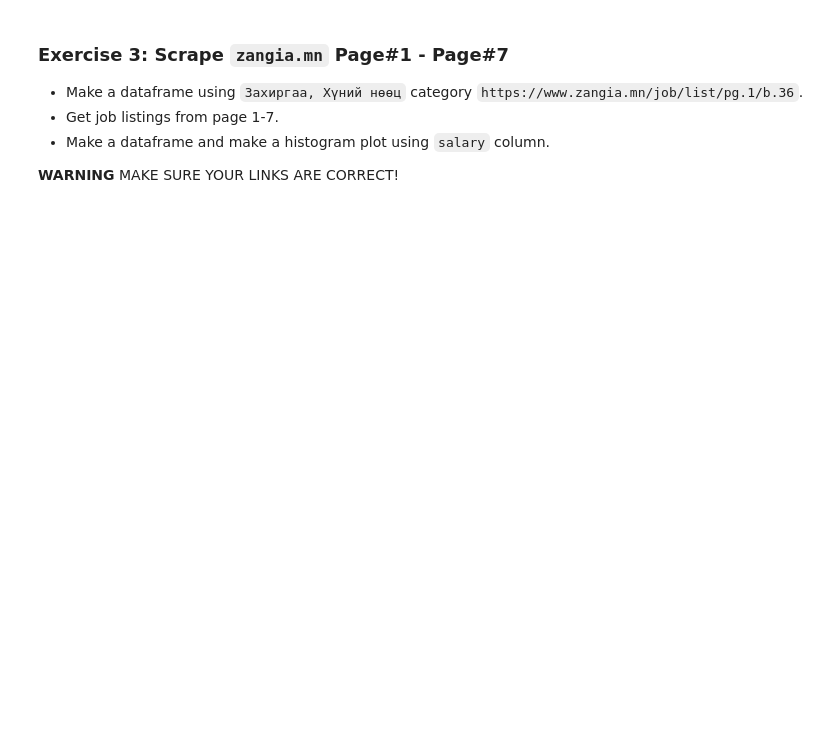
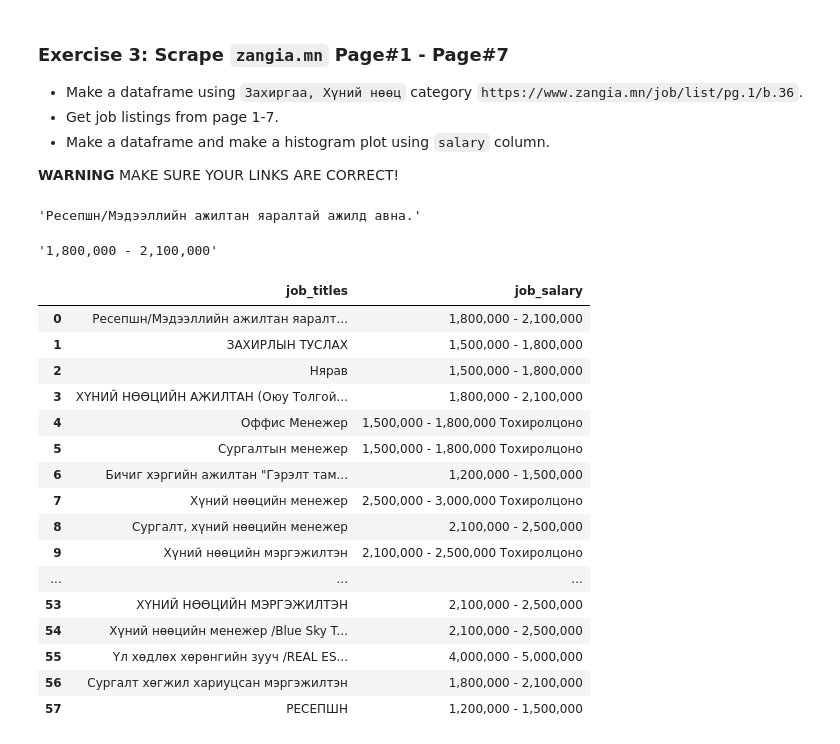
Before and after one commit to MunkhzayaO/intermediate-python-fall-2023, a Jupyter notebook: Practices/Week 06/Practice.ipynb, the cells around one changed output. Drawn from its saved outputs; the diff is of its cells as text; code cells hidden in the pictures; blank space fills up the shorter version.

```diff
--- a/Practices/Week 06/Practice.ipynb
+++ b/Practices/Week 06/Practice.ipynb
@@ -142,0 +311,43 @@ df['job_salary'].plot.hist()
+# %%
+ads = soup.find_all("div", {"class": "ad"})
+# %%
+ads[0].find('b').get_text()
+# %% [output]
+'Ресепшн/Мэдээллийн ажилтан яаралтай ажилд авна.'
+# %%
+job_titles = []
+for ad in ads:
+    job_title = ad.find('b').get_text()
+    # print(job_title)
+    job_titles.append(job_title)
+# %%
+ads[0].find('span', {"class": "fsal"}).get_text()
+# %% [output]
+'1,800,000 - 2,100,000'
+# %%
+job_salaries = []
+for ad in ads:
+    job_salary = ad.find('span', {"class": "fsal"}).get_text()
+    job_salaries.append(job_salary)
+# %%
+df = pd.DataFrame({"job_titles": job_titles, "job_salary": job_salaries})
+# %%
+df
+# %% [output]
+|  | job_titles | job_salary |
+| 0 | Ресепшн/Мэдээллийн ажилтан яаралт... | 1,800,000 - 2,100,000 |
+| 1 | ЗАХИРЛЫН ТУСЛАХ | 1,500,000 - 1,800,000 |
+| 2 | Нярав | 1,500,000 - 1,800,000 |
+| 3 | ХҮНИЙ НӨӨЦИЙН АЖИЛТАН (Оюу Толгой... | 1,800,000 - 2,100,000 |
+| 4 | Оффис Менежер | 1,500,000 - 1,800,000 Тохиролцоно |
+| 5 | Сургалтын менежер | 1,500,000 - 1,800,000 Тохиролцоно |
+| 6 | Бичиг хэргийн ажилтан "Гэрэлт там... | 1,200,000 - 1,500,000 |
+| 7 | Хүний нөөцийн менежер | 2,500,000 - 3,000,000 Тохиролцоно |
+| 8 | Сургалт, хүний нөөцийн менежер | 2,100,000 - 2,500,000 |
+| 9 | Хүний нөөцийн мэргэжилтэн | 2,100,000 - 2,500,000 Тохиролцоно |
+| ... | ... | ... |
+| 53 | ХҮНИЙ НӨӨЦИЙН МЭРГЭЖИЛТЭН | 2,100,000 - 2,500,000 |
+| 54 | Хүний нөөцийн менежер /Blue Sky T... | 2,100,000 - 2,500,000 |
+| 55 | Үл хөдлөх хөрөнгийн зууч /REAL ES... | 4,000,000 - 5,000,000 |
+| 56 | Сургалт хөгжил хариуцсан мэргэжилтэн | 1,800,000 - 2,100,000 |
+| 57 | РЕСЕПШН | 1,200,000 - 1,500,000 |
```
Also changed, not shown: parts of 44 cells of this notebook, 2 other files.
